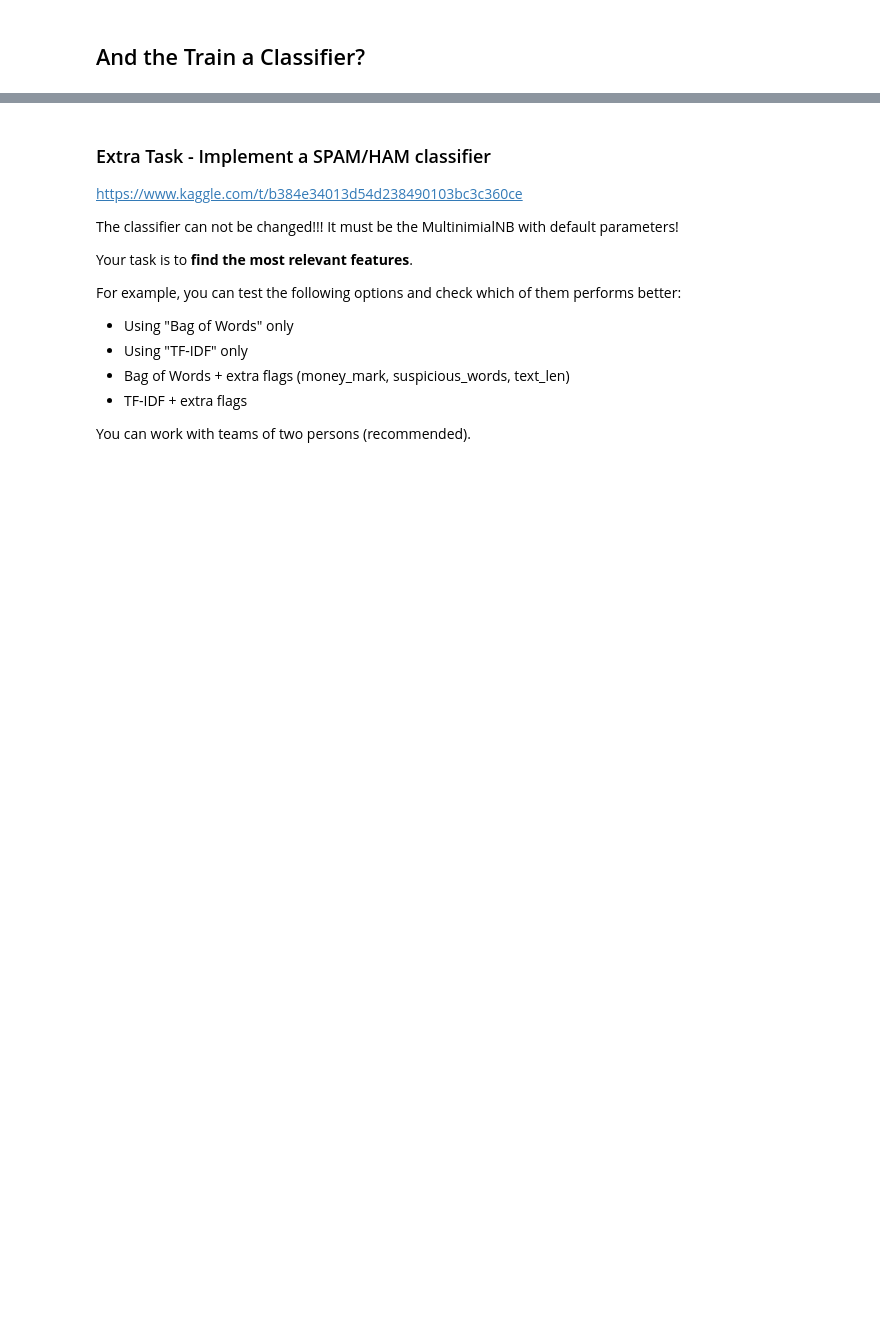
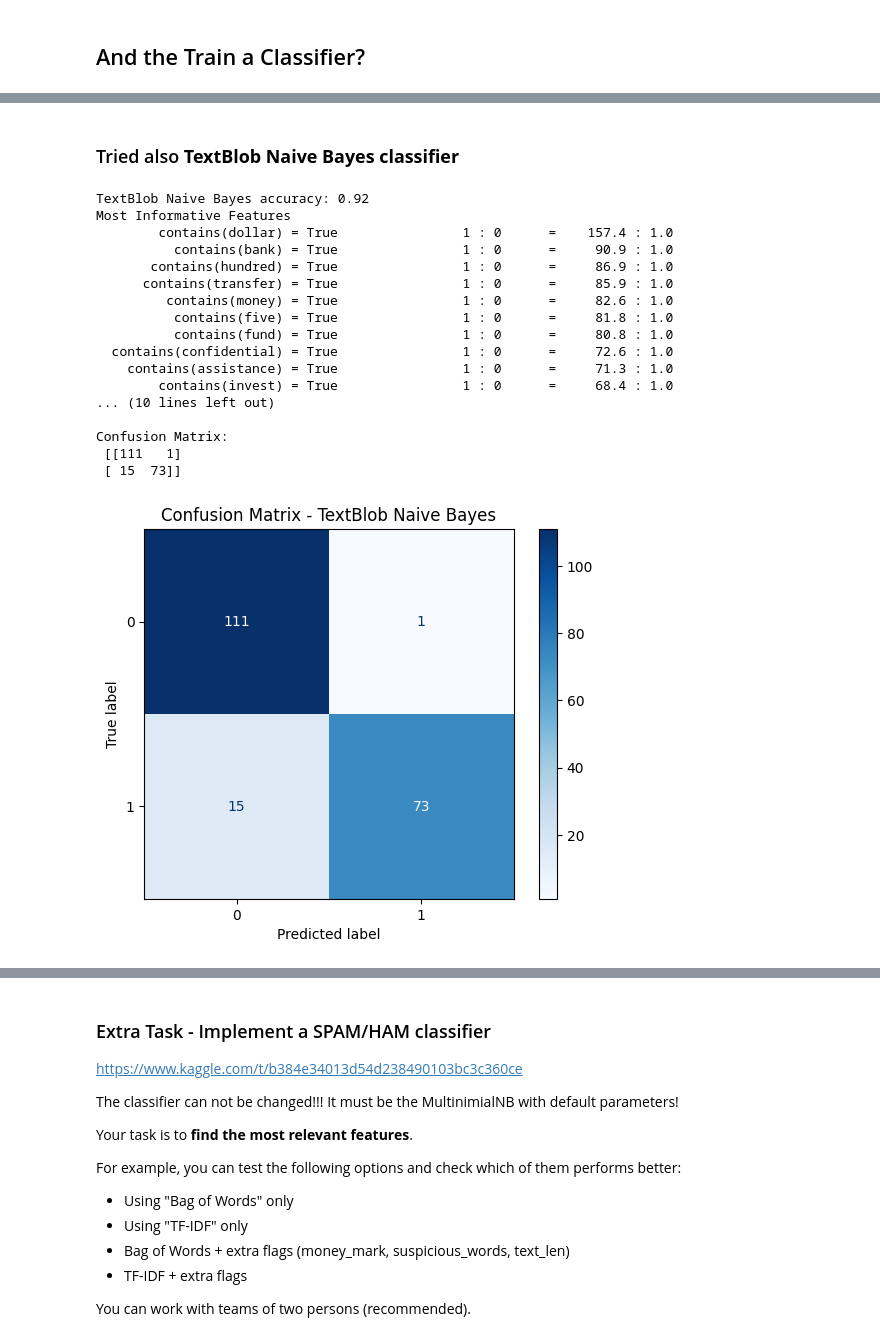
Before and after one commit to SofiaZogkza/lab-natural-language-processing, a Jupyter notebook: your-code/main.ipynb, the cells around one changed output, grey strips where cells are left out. Saved outputs shown, nothing was run; the diff lists cells and outputs as text; code cells hidden in the pictures; blank space fills up the shorter version.

```diff
--- a/your-code/main.ipynb
+++ b/your-code/main.ipynb
@@ -392,0 +577,57 @@ data_train.head()
+# %% [markdown]
+### Tried also **TextBlob Naive Bayes classifier**
+# %%
+from textblob.classifiers import NaiveBayesClassifier
+
+# Prepare training data
+train_data_tb = [(text, str(label)) for text, label in zip(X_train_lemmatized, y_train)]
+test_data_tb  = [(text, str(label)) for text, label in zip(X_test_lemmatized, y_test)]
+
+# Train TextBlob Naive Bayes
+cl_tb = NaiveBayesClassifier(train_data_tb)
+
+# Evaluate on test data
+#Accuracy
+accuracy = cl_tb.accuracy(test_data_tb)
+print("TextBlob Naive Bayes accuracy:", accuracy)
+
+# Optional: show most informative features
+cl_tb.show_informative_features(10)
+
+# Convert y_test to integers
+y_test_int = [int(label) for label in y_test]
+
+# Get predictions from TextBlob Naive Bayes
+y_pred_tb = [int(cl_tb.classify(text)) for text, _ in test_data_tb]
+
+
+# Classification report
+print("\nClassification report:\n", classification_report(y_test_int, y_pred_tb))
+
+# Confusion matrix
+cm = confusion_matrix(y_test_int, y_pred_tb)
+print("Confusion Matrix:\n", cm)
+
+# Plot confusion matrix
+ConfusionMatrixDisplay.from_predictions(y_test_int, y_pred_tb, cmap='Blues')
+plt.title("Confusion Matrix - TextBlob Naive Bayes")
+plt.show()
+# %% [output]
+TextBlob Naive Bayes accuracy: 0.92
+Most Informative Features
+        contains(dollar) = True                1 : 0      =    157.4 : 1.0
+          contains(bank) = True                1 : 0      =     90.9 : 1.0
+       contains(hundred) = True                1 : 0      =     86.9 : 1.0
+      contains(transfer) = True                1 : 0      =     85.9 : 1.0
+         contains(money) = True                1 : 0      =     82.6 : 1.0
+          contains(five) = True                1 : 0      =     81.8 : 1.0
+          contains(fund) = True                1 : 0      =     80.8 : 1.0
+  contains(confidential) = True                1 : 0      =     72.6 : 1.0
+    contains(assistance) = True                1 : 0      =     71.3 : 1.0
+        contains(invest) = True                1 : 0      =     68.4 : 1.0
+... (10 lines left out)
+
+Confusion Matrix:
+ [[111   1]
+ [ 15  73]]
+[figure, added]
```
Also changed, not shown: parts of 19 cells of this notebook, 1 other file.
